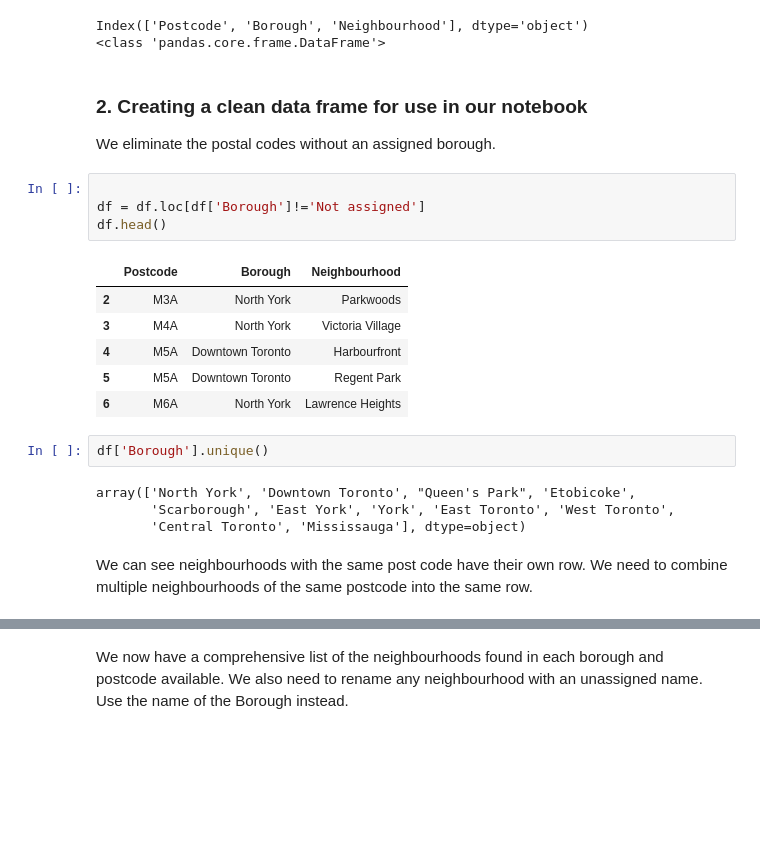
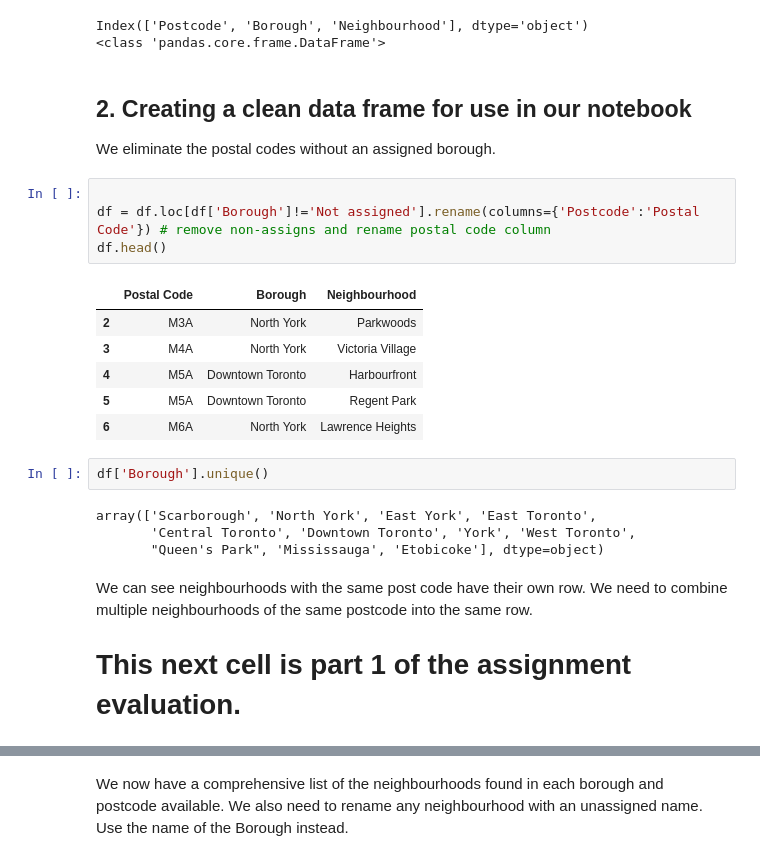
Before and after one commit to escalante-cr/Using_K_Means_to_cluster_neighborhood_data_for_a_landscaping_startup, a Jupyter notebook: W3_segmenting_and_clustering_Toronto.ipynb, the cells around one changed output, grey strips where cells are left out. Saved outputs shown, nothing was run; the diff lists cells and outputs as text; blank space fills up the shorter version.

```diff
--- a/W3_segmenting_and_clustering_Toronto.ipynb
+++ b/W3_segmenting_and_clustering_Toronto.ipynb
@@ -76,15 +98,15 @@ print(type(df))
 Index(['Postcode', 'Borough', 'Neighbourhood'], dtype='object')
 <class 'pandas.core.frame.DataFrame'>
 # %% [markdown]
-### 2. Creating a clean data frame for use in our notebook
+## 2. Creating a clean data frame for use in our notebook
 
 We eliminate the postal codes without an assigned borough.
 # %%
 
-df = df.loc[df['Borough']!='Not assigned']
+df = df.loc[df['Borough']!='Not assigned'].rename(columns={'Postcode':'Postal Code'}) # remove non-assigns and rename postal code column
 df.head()
 # %% [output]
-|  | Postcode | Borough | Neighbourhood |
+|  | Postal Code | Borough | Neighbourhood |
 | 2 | M3A | North York | Parkwoods |
 | 3 | M4A | North York | Victoria Village |
 | 4 | M5A | Downtown Toronto | Harbourfront |
@@ -93,10 +115,12 @@ df.head()
 # %%
 df['Borough'].unique()
 # %% [output]
-array(['North York', 'Downtown Toronto', "Queen's Park", 'Etobicoke',
-       'Scarborough', 'East York', 'York', 'East Toronto', 'West Toronto',
-       'Central Toronto', 'Mississauga'], dtype=object)
+array(['Scarborough', 'North York', 'East York', 'East Toronto',
+       'Central Toronto', 'Downtown Toronto', 'York', 'West Toronto',
+       "Queen's Park", 'Mississauga', 'Etobicoke'], dtype=object)
 # %% [markdown]
 We can see neighbourhoods with the same post code have their own row. We need to combine multiple neighbourhoods of the same postcode into the same row.
+
+# This next cell is part 1 of the assignment evaluation.
 # %%
 
```
Also changed, not shown: parts of 49 cells of this notebook.
